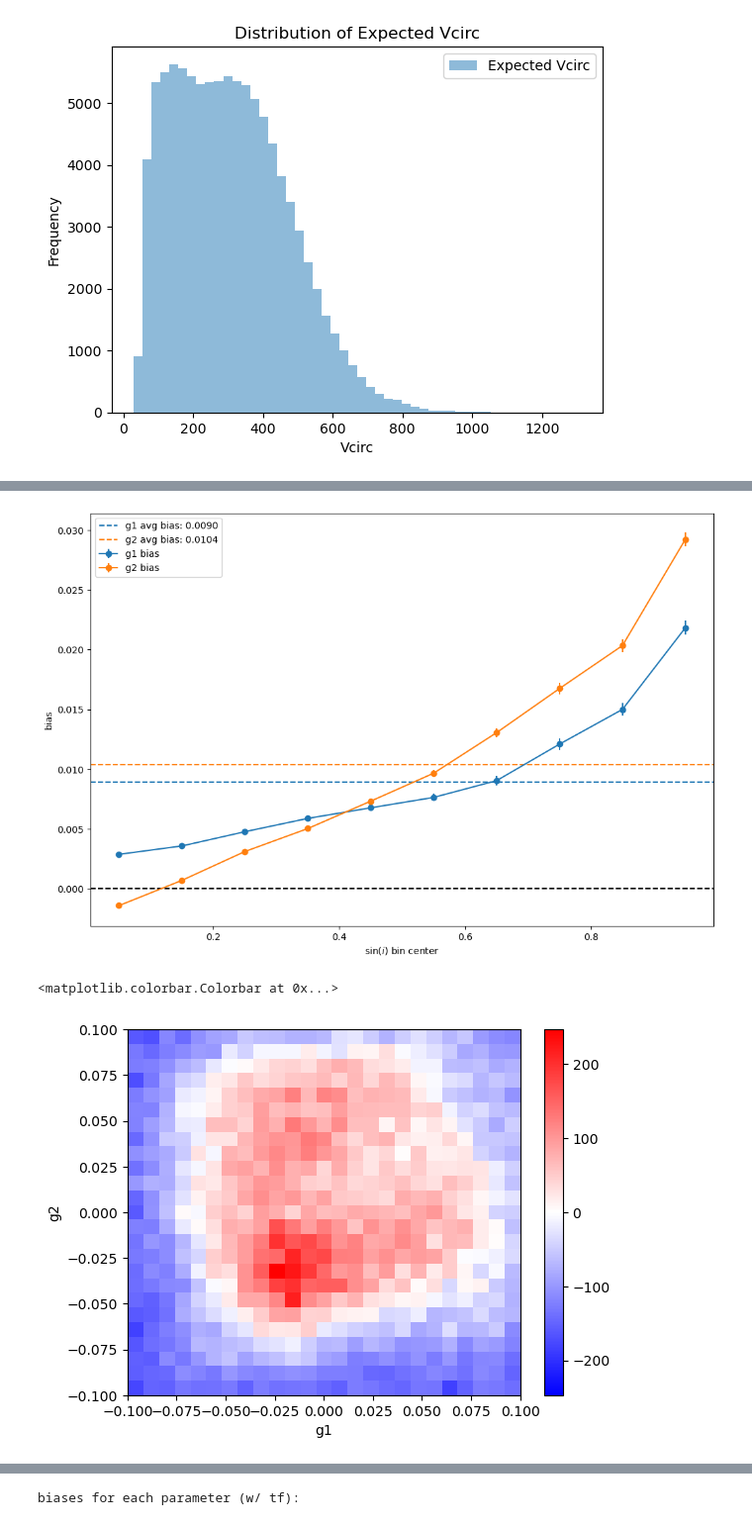
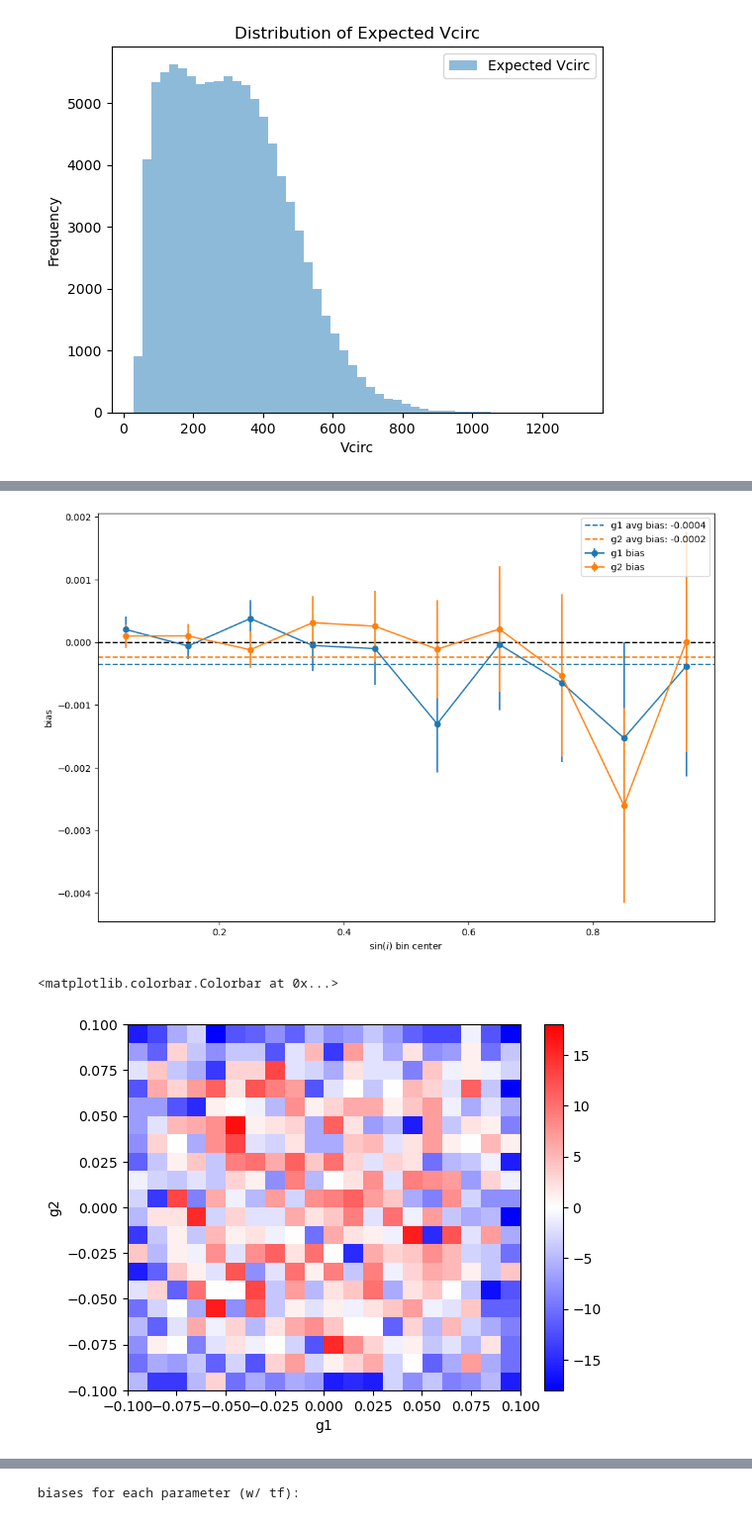
Before and after one commit to KinematicLensing/kl-nn, a Jupyter notebook: arch/diagnostics/sample_diagnostics.ipynb, the cells around one changed output, grey strips where cells are left out. Shown at 99% size. Cells and saved outputs as stored; diff of their text form; code cells hidden in the pictures.

```diff
--- a/arch/diagnostics/sample_diagnostics.ipynb
+++ b/arch/diagnostics/sample_diagnostics.ipynb
@@ -33,7 +33,7 @@ cache_root = '/ocean/projects/phy250048p/shared/cache'
 fig_root = '/ocean/projects/phy250048p/shared/figures'
 sample_csv = '/ocean/projects/phy250048p/shared/samples/samples_valid_1m.csv'
 
-model_name = 'CNN-CNN-flow_pretrained_CCL'
+model_name = 'CNN-CNN-flow_CCL_rot90'
 dataset_name = 'valid_1m_tf_conformed'
 os.makedirs(join(fig_root, model_name), exist_ok=True)
 partitions = [f'part{i}of10' for i in range(10)]
@@ -48,7 +48,7 @@ data_types = [
                 'snr',
                 'truth',
                 'map_estimates',
-                # 'mean_estimates',
+                'mean_estimates',
                 'meta'
             ]
 
@@ -245,22 +248,22 @@ plt.axhline(0, linestyle='--', color='black')
 plt.xlabel(r'$\sin(i)$ bin center')
 plt.ylabel('bias')
 plt.legend()
-# plt.savefig(join(fig_root, model_name,'g12_bias_vs_sini_tf_conformed.png'), dpi=300, bbox_inches='tight')
+plt.savefig(join(fig_root, model_name,'g12_bias_vs_sini_tf_conformed.png'), dpi=300, bbox_inches='tight')
 plt.show()
 # %% [output]
-[figure, old version]
+[figure, new version]
 # %%
-counts_pred, _, _, _ = plt.hist2d(g1_pred, g2_pred, bins=25, range=[[-0.1, 0.1], [-0.1, 0.1]])
-counts_true, _, _, _ = plt.hist2d(g1_true, g2_true, bins=25, range=[[-0.1, 0.1], [-0.1, 0.1]])
+counts_pred, _, _, _ = plt.hist2d(g1_pred, g2_pred, bins=20, range=[[-0.1, 0.1], [-0.1, 0.1]])
+counts_true, _, _, _ = plt.hist2d(g1_true, g2_true, bins=20, range=[[-0.1, 0.1], [-0.1, 0.1]])
 plt.close()
 counts_diff = counts_pred - counts_true
 plt.imshow(counts_diff.T, origin='lower', extent=[-0.1, 0.1, -0.1, 0.1], cmap='bwr', aspect='auto', norm=colors.CenteredNorm(vcenter=0.0))
 plt.xlabel('g1')
 plt.ylabel('g2')
 plt.colorbar()
 # %% [output]
 <matplotlib.colorbar.Colorbar at 0x...>
-[figure, old version]
+[figure, new version]
 # %%
 diffs_avg = np.mean(map_estimates[0, :, :][snr_mask] - truths[snr_mask], axis=0)
 diffs_err = np.std(map_estimates[0, :, :][snr_mask] - truths[snr_mask], axis=0) / np.sqrt(np.sum(snr_mask))
```
Also changed, not shown: parts of 6 cells of this notebook, 44 other files.
